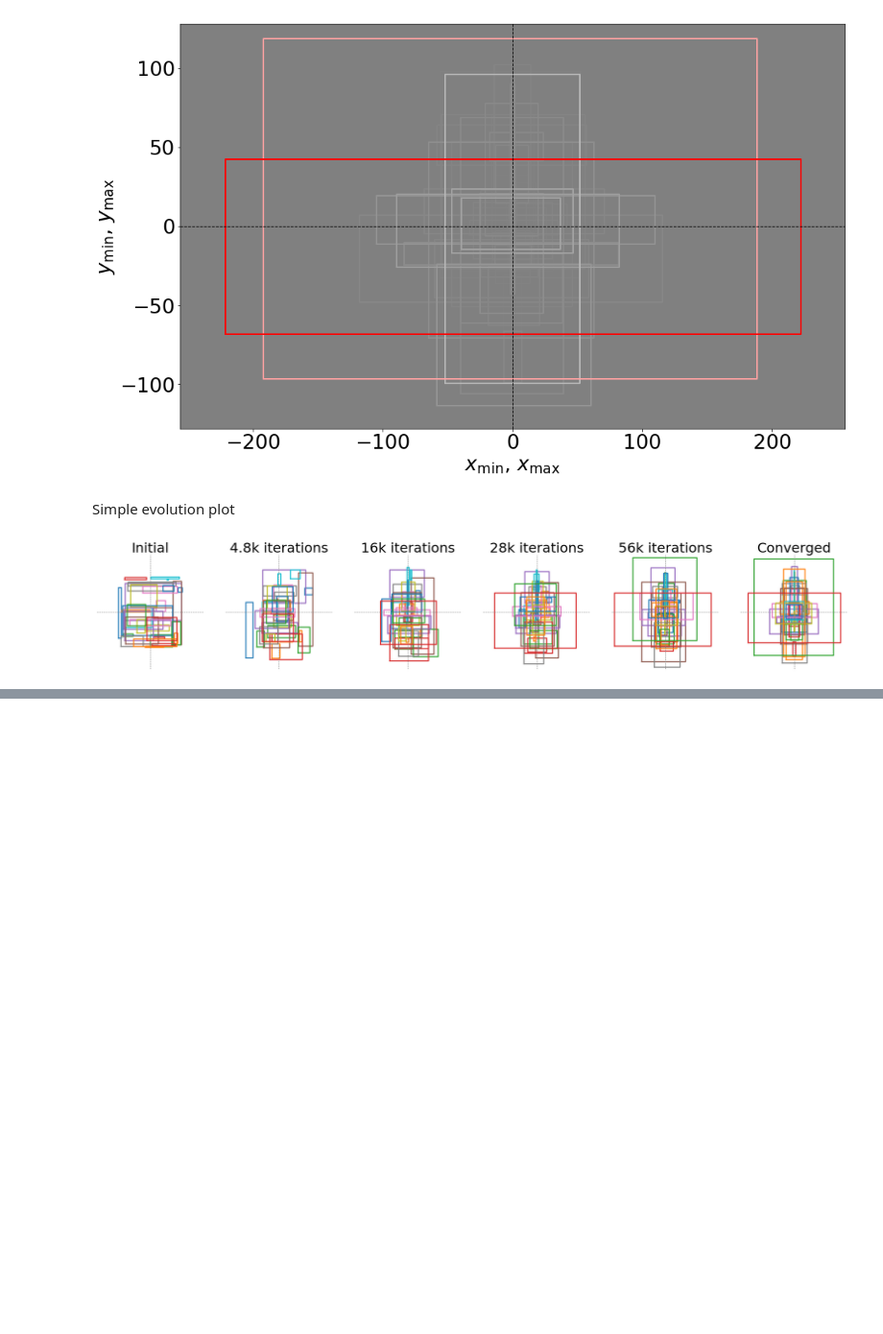
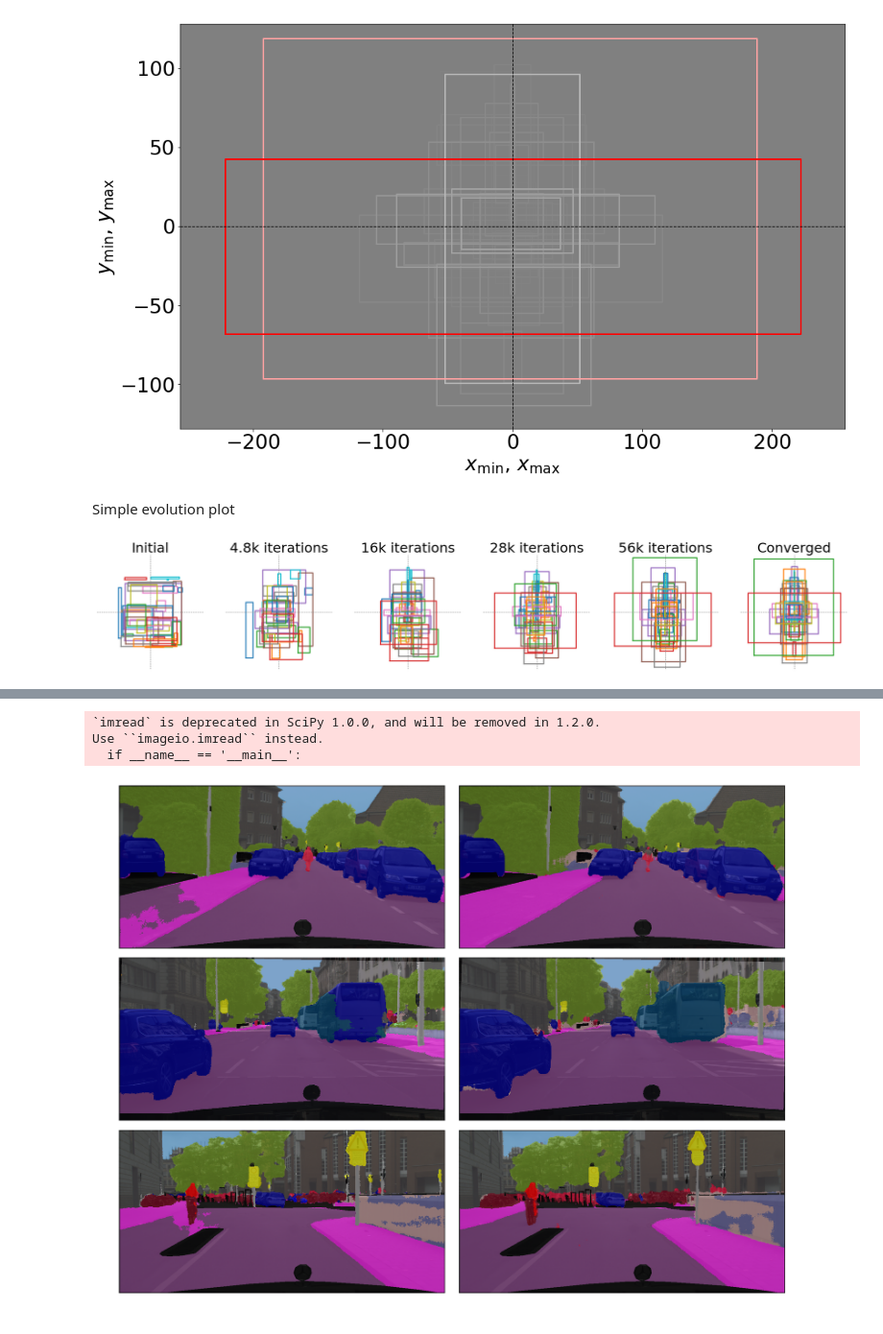
Before and after one commit to shrubb/integral-layer, a Jupyter notebook: Scripts/Plot stuff.ipynb, the cells around one changed output, grey strips where cells are left out. Shown at 96% size. Cells and saved outputs as stored; diff of their text form; code cells hidden in the pictures; blank space fills up the shorter version.

```diff
--- a/Scripts/Plot stuff.ipynb
+++ b/Scripts/Plot stuff.ipynb
@@ -240,0 +313,32 @@ fig.savefig('BoxDistributions/box-evolution.pdf', bbox_inches='tight')
+# %%
+matplotlib.rcParams.update({'font.size': 27})
+
+fig = plt.figure(figsize=(30,23))
+ax_array = fig.subplots(3, 2, sharey=True, sharex=True).ravel()
+
+image_files = 'enet09', 'boxenet09', 'enet10', 'boxenet10', 'enet18', 'boxenet18'
+
+for image_file, ax in zip(image_files, ax_array):
+    img = misc.imread('DifferentResults/' + image_file + '.png')
+    ax.imshow(img)
+
+    ax.tick_params(
+        axis='none',       # changes apply to the x-axis
+        which='none',      # both major and minor ticks are affected
+        bottom=False,      # ticks along the bottom edge are off
+        left=False,
+        labelleft=False,
+        labelbottom=False)
+
+    ax.axis('off')
+
+ax_array[-2].set_xlabel('ENet')
+ax_array[-1].set_xlabel('BoxENet')
+
+plt.tight_layout(pad=0, w_pad=0, h_pad=0)
+fig.savefig('DifferentResults/scene-parsing-comparison.pdf', bbox_inches='tight')
+# %% [output]
+`imread` is deprecated in SciPy 1.0.0, and will be removed in 1.2.0.
+Use ``imageio.imread`` instead.
+  if __name__ == '__main__':
+[figure, added]
```
Also changed, not shown: parts of 14 cells of this notebook, 4 other files.
